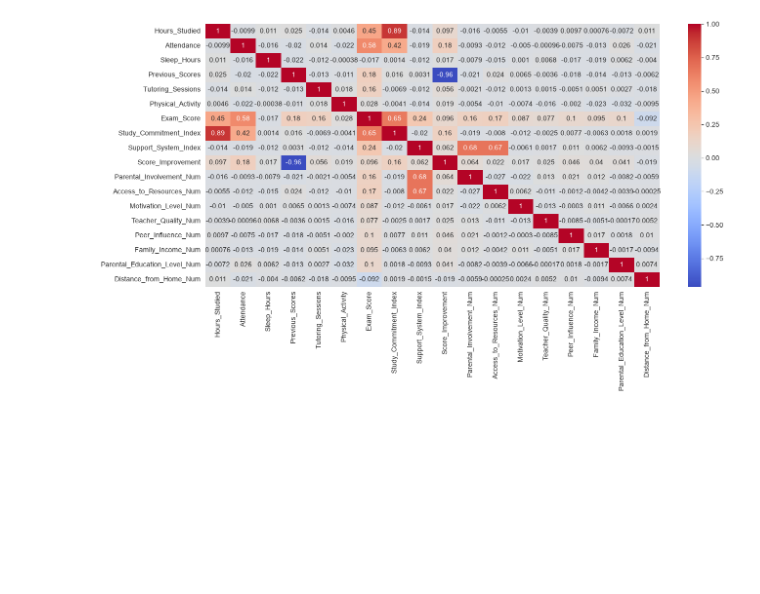
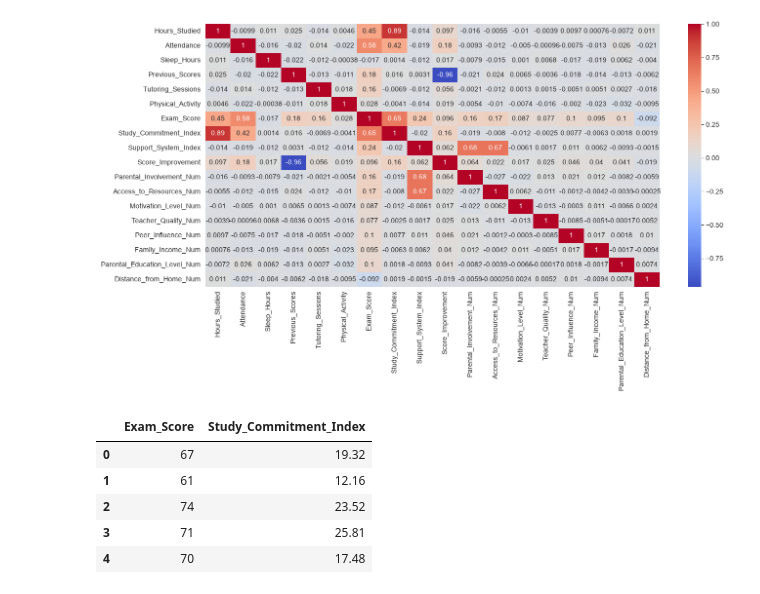
Before and after one commit to Codebadger99/student-performance-analysis, a Jupyter notebook: main.ipynb, the cells around one changed output. Saved outputs shown, nothing was run; the diff lists cells and outputs as text; code cells hidden in the pictures; blank space fills up the shorter version.

```diff
--- a/main.ipynb
+++ b/main.ipynb
@@ -245,3 +245,12 @@ sns.heatmap(df.corr(numeric_only=True), annot=True, cmap="coolwarm")
 plt.show()
 # %% [output]
 [figure]
+# %%
+df[['Exam_Score', 'Study_Commitment_Index']].head()
+# %% [output]
+|  | Exam_Score | Study_Commitment_Index |
+| 0 | 67 | 19.32 |
+| 1 | 61 | 12.16 |
+| 2 | 74 | 23.52 |
+| 3 | 71 | 25.81 |
+| 4 | 70 | 17.48 |
```
Also changed, not shown: parts of 1 cell of this notebook.
